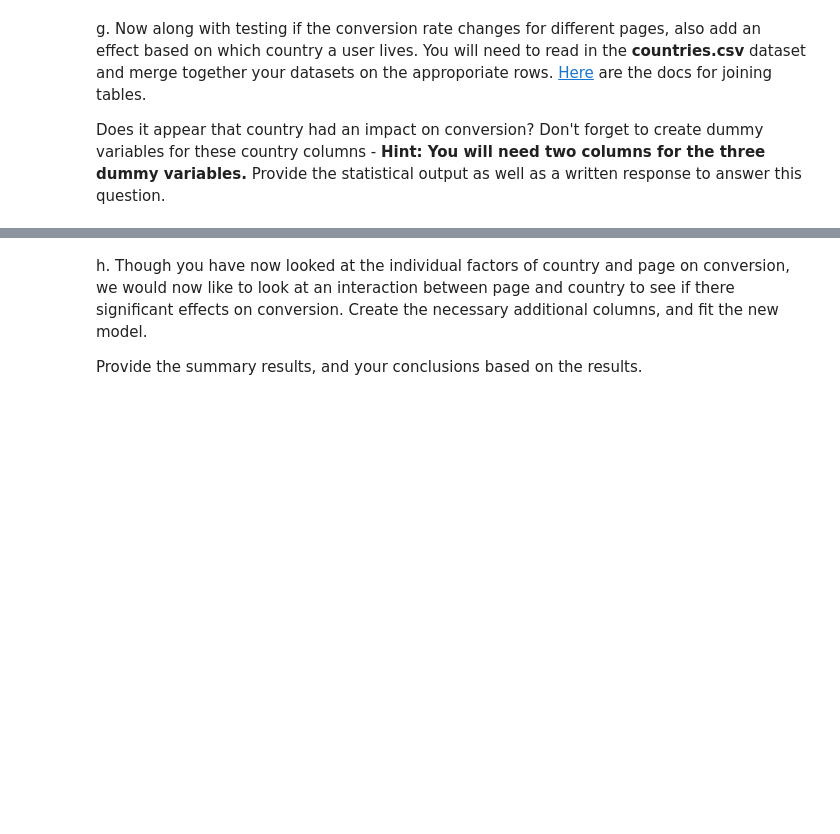
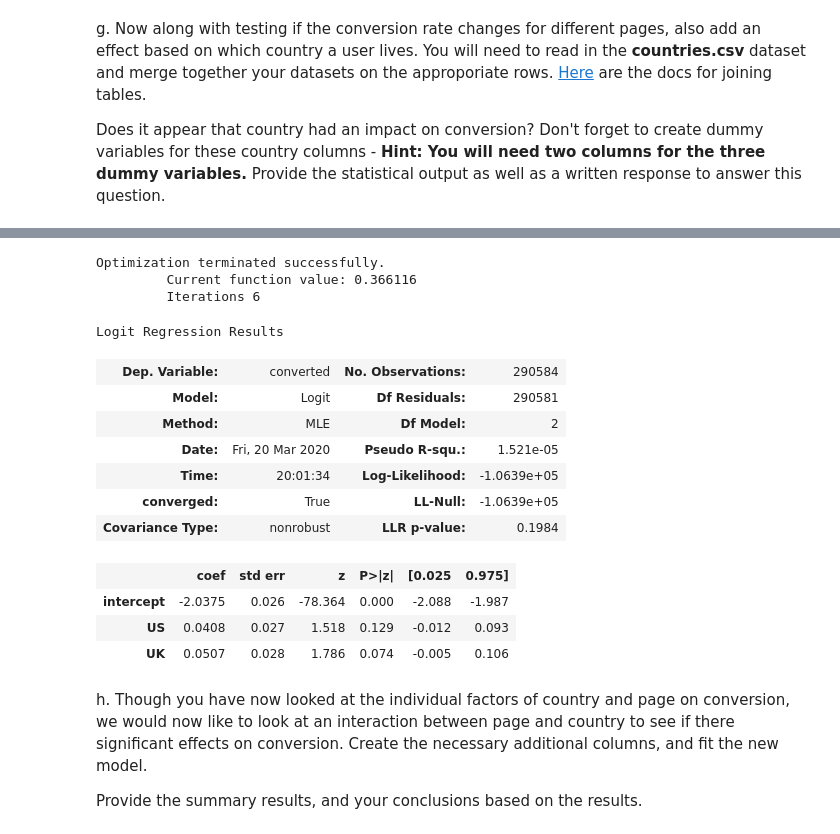
Before and after one commit to BexTuychiev/a-b_test_initial, a Jupyter notebook: Analyze_ab_test_results_notebook.ipynb, the cells around one changed output, grey strips where cells are left out. Cells and saved outputs as stored; diff of their text form; code cells hidden in the pictures; blank space fills up the shorter version.

```diff
--- a/Analyze_ab_test_results_notebook.ipynb
+++ b/Analyze_ab_test_results_notebook.ipynb
@@ -356,7 +356,25 @@ df_new.sample(5)
 | 869757 | US | 2017-01-08 02:32:05.242721 | control | old_page | 0 | 1 | 0 | 0 | 0 | 1 |
 | 850452 | US | 2017-01-10 10:42:15.885036 | control | old_page | 0 | 1 | 0 | 0 | 0 | 1 |
 # %%
-country_model = sb.Logit(df['converted'], df[['US', 'UK']])
+country_model = sm.Logit(df_new['converted'], df_new[['intercept', 'US', 'UK']])
+results = country_model.fit()
+results.summary()
+# %% [output]
+Optimization terminated successfully.
+         Current function value: 0.366116
+         Iterations 6
+Logit Regression Results
+| Dep. Variable: | converted | No. Observations: | 290584 |
+| Model: | Logit | Df Residuals: | 290581 |
+| Method: | MLE | Df Model: | 2 |
+| Date: | Fri, 20 Mar 2020 | Pseudo R-squ.: | 1.521e-05 |
+| Time: | 20:01:34 | Log-Likelihood: | -1.0639e+05 |
+| converged: | True | LL-Null: | -1.0639e+05 |
+| Covariance Type: | nonrobust | LLR p-value: | 0.1984 |
+|  | coef | std err | z | P>|z| | [0.025 | 0.975] |
+| intercept | -2.0375 | 0.026 | -78.364 | 0.000 | -2.088 | -1.987 |
+| US | 0.0408 | 0.027 | 1.518 | 0.129 | -0.012 | 0.093 |
+| UK | 0.0507 | 0.028 | 1.786 | 0.074 | -0.005 | 0.106 |
 # %% [markdown]
 h. Though you have now looked at the individual factors of country and page on conversion, we would now like to look at an interaction between page and country to see if there significant effects on conversion.  Create the necessary additional columns, and fit the new model.
 
```
Also changed, not shown: parts of 2 cells of this notebook.
